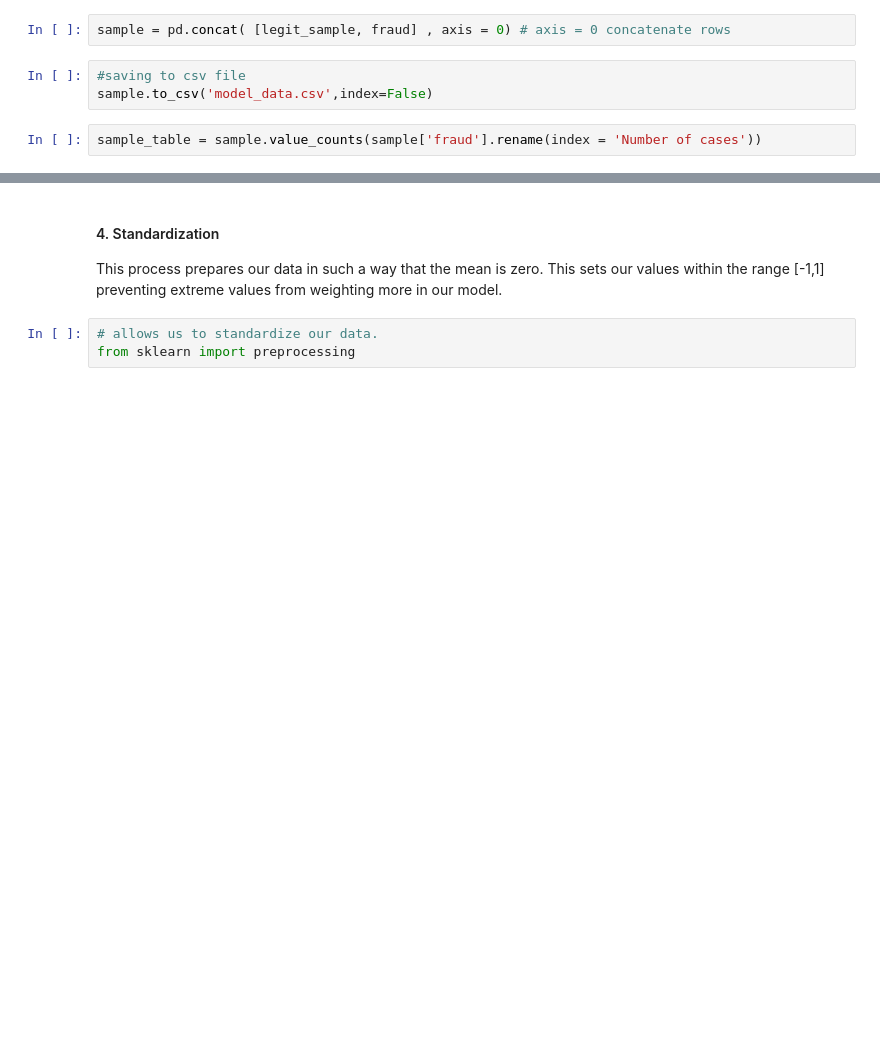
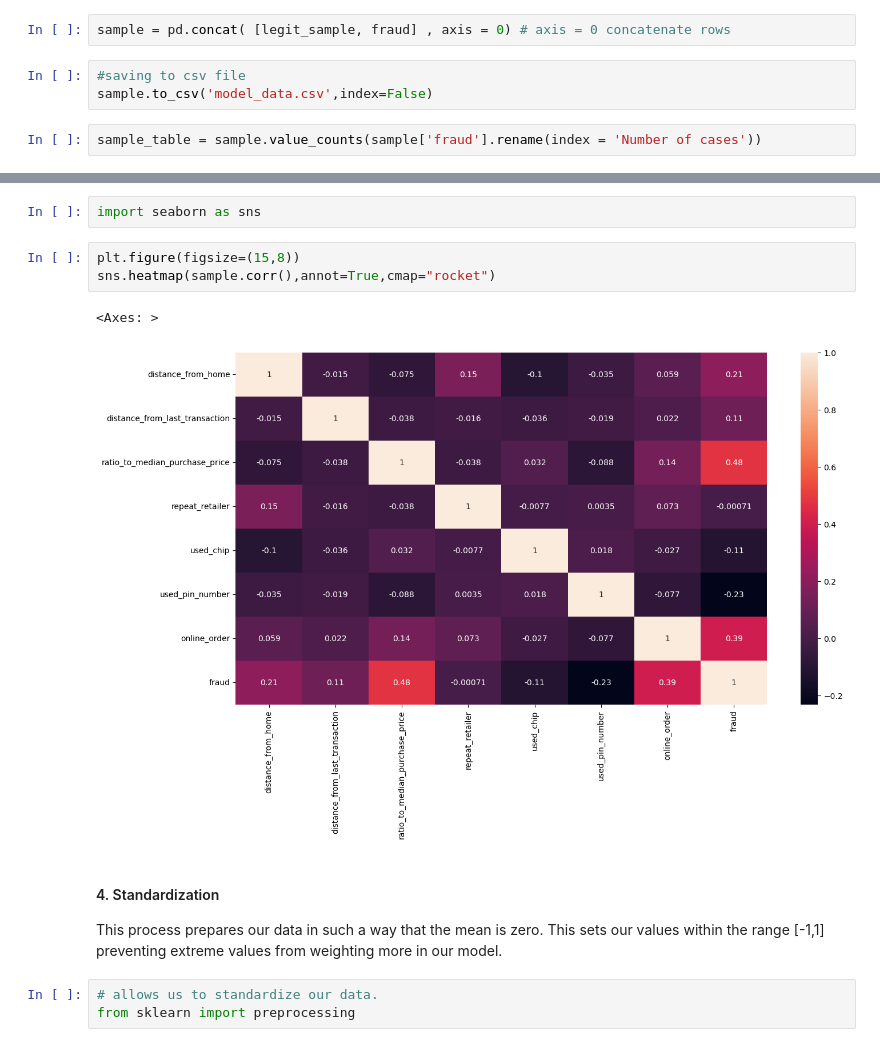
Before and after one commit to DamianTellez/Fraud_Detection, a Jupyter notebook: notebook.ipynb, the cells around one changed output, grey strips where cells are left out. Drawn from its saved outputs; the diff is of its cells as text; blank space fills up the shorter version.

```diff
--- a/notebook.ipynb
+++ b/notebook.ipynb
@@ -136,3 +150,11 @@ Name: count, dtype: int64
+# %%
+import seaborn as sns
+# %%
+plt.figure(figsize=(15,8))
+sns.heatmap(sample.corr(),annot=True,cmap="rocket")
+# %% [output]
+<Axes: >
+[figure, added]
 # %% [markdown]
 #### 4. Standardization
 
```
Also changed, not shown: parts of 9 cells of this notebook.
